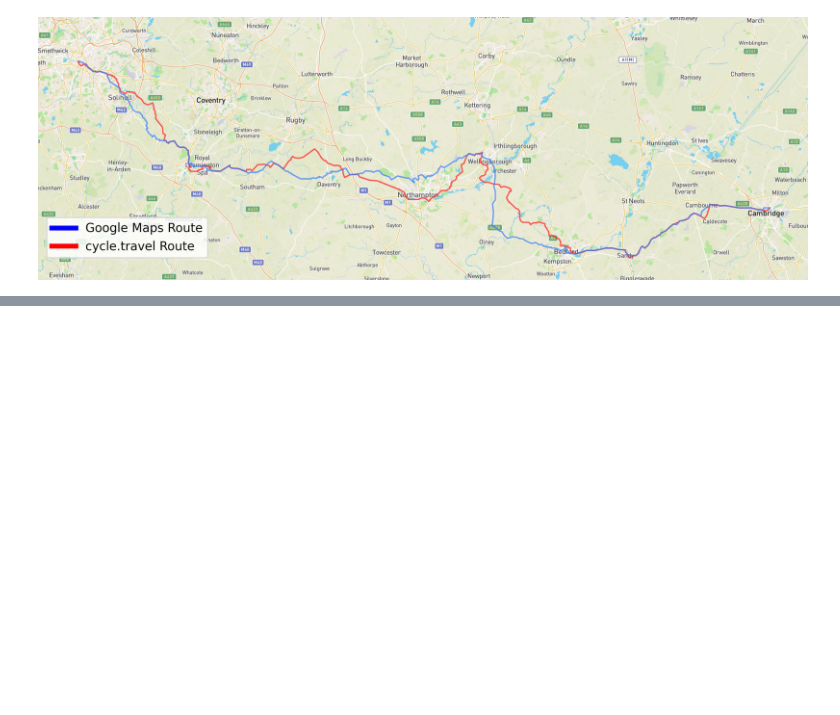
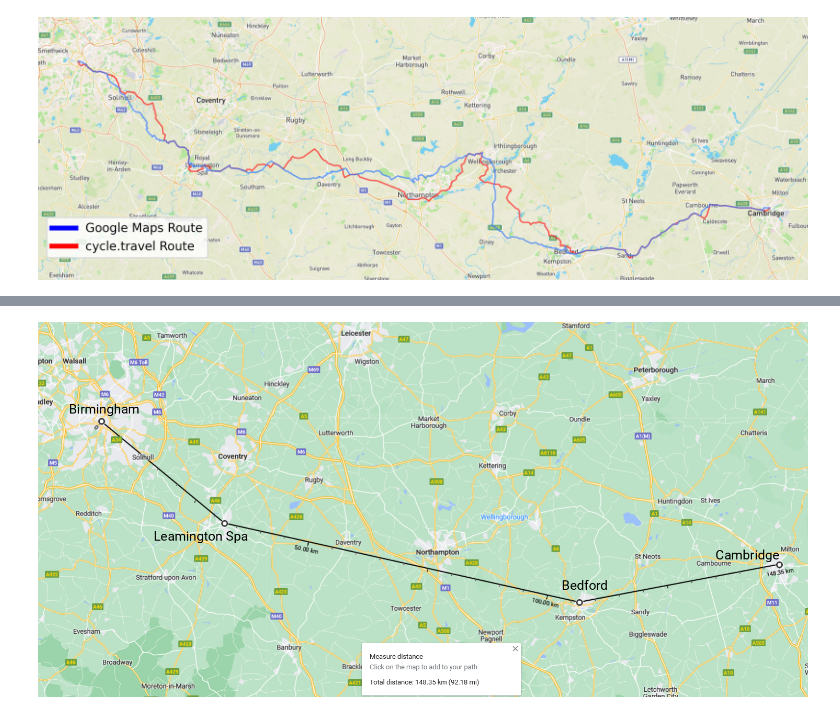
Before and after one commit to alifeee/blogtest, a Jupyter notebook: bike-to-cambridge/src/miscellaneous.ipynb, the cells around one changed output, grey strips where cells are left out. Cells and saved outputs as stored; diff of their text form; code cells hidden in the pictures; blank space fills up the shorter version.

Commit message:
annotate maps image

```diff
--- a/bike-to-cambridge/src/miscellaneous.ipynb
+++ b/bike-to-cambridge/src/miscellaneous.ipynb
@@ -72,0 +82,40 @@ background
+# %%
+image = Image.open("../images/crow_flies_distance.png")
+# add text
+draw = ImageDraw.Draw(image)
+font = ImageFont.truetype("./Roboto-Regular.ttf", 25)
+
+bham = {
+    "text": "Birmingham",
+    "x": 0.04,
+    "y": 0.21,
+}
+cam = {
+    "text": "Cambridge",
+    "x": 0.88,
+    "y": 0.6,
+}
+leamington = {
+    "text": "Leamington Spa",
+    "x": 0.15,
+    "y": 0.55,
+}
+bedford = {
+    "text": "Bedford",
+    "x": 0.68,
+    "y": 0.68,
+}
+for city in [bham, cam, leamington, bedford]:
+    draw.text(
+        (
+            image.size[0] * city["x"],
+            image.size[1] * city["y"],
+        ),
+        city["text"],
+        (0, 0, 0),
+        font=font,
+    )
+image.save("../images/crow_flies_distance_annotated.png", "PNG")
+image
+# %% [output]
+[figure, added]
```
Also changed, not shown: parts of 4 cells of this notebook, 2 other files.
